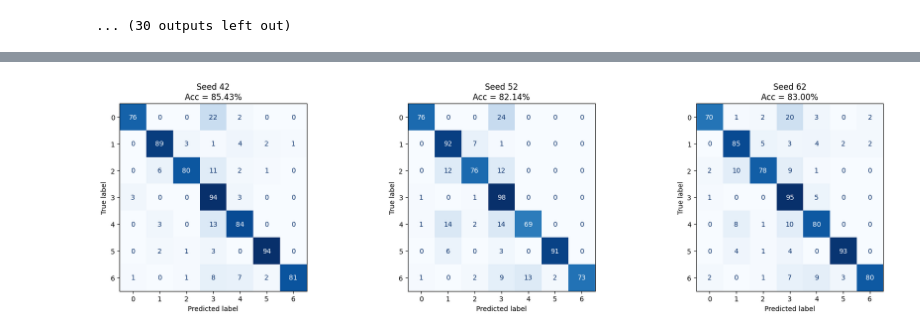
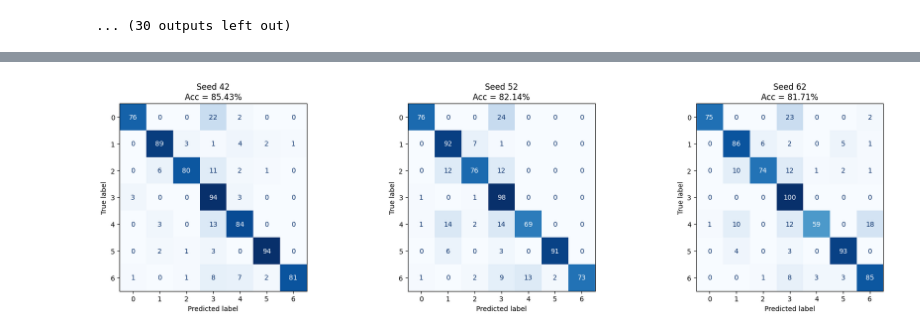
Before and after one commit to HR-Fahim/Research-on-Transfer-Learning-Architectures-of-CNN-Models, a Jupyter notebook: research-on-seti-data-95-accuracy-of-cnn-models.ipynb, the cells around one changed output, grey strips where cells are left out. Drawn from its saved outputs; the diff is of its cells as text; code cells hidden in the pictures.

Commit message:
Kaggle Notebook | Research on SETI Data (95% Accuracy of CNN Model) | Version 20

```diff
--- a/research-on-seti-data-95-accuracy-of-cnn-models.ipynb
+++ b/research-on-seti-data-95-accuracy-of-cnn-models.ipynb
@@ -470,45 +470,48 @@ import matplotlib.pyplot as plt
 import seaborn as sns
 from sklearn.metrics import ConfusionMatrixDisplay
 
-# =============================
-# 1. Enter your test results
-# =============================
 results = {
-    42: {"acc": 85.429, "loss": 1.1179,
-         "cm": np.array([
-             [76,0,0,22,2,0,0],
-             [0,89,3,1,4,2,1],
-             [0,6,80,11,2,1,0],
-             [3,0,0,94,3,0,0],
-             [0,3,0,13,84,0,0],
-             [0,2,1,3,0,94,0],
-             [1,0,1,8,7,2,81]
-         ])},
-    52: {"acc": 82.143, "loss": 1.7631,
-         "cm": np.array([
-             [76,0,0,24,0,0,0],
-             [0,92,7,1,0,0,0],
-             [0,12,76,12,0,0,0],
-             [1,0,1,98,0,0,0],
-             [1,14,2,14,69,0,0],
-             [0,6,0,3,0,91,0],
-             [1,0,2,9,13,2,73]
-         ])},
-    62: {"acc": 83.0, "loss": 1.65,  # placeholder, replace with your test log
-         "cm": np.array([  # placeholder example, update when you have the real one
-             [70,1,2,20,3,0,2],
-             [0,85,5,3,4,2,2],
-             [2,10,78,9,1,0,0],
-             [1,0,0,95,5,0,0],
-             [0,8,1,10,80,0,0],
-             [0,4,1,4,0,93,0],
-             [2,0,1,7,9,3,80]
-         ])}
+    42: {
+        "acc": 85.429,
+        "loss": 1.1179,
+        "cm": np.array([
+            [76, 0, 0, 22, 2, 0, 0],
+            [0, 89, 3, 1, 4, 2, 1],
+            [0, 6, 80, 11, 2, 1, 0],
+            [3, 0, 0, 94, 3, 0, 0],
+            [0, 3, 0, 13, 84, 0, 0],
+            [0, 2, 1, 3, 0, 94, 0],
+            [1, 0, 1, 8, 7, 2, 81]
+        ])
+    },
+    52: {
+        "acc": 82.143,
+        "loss": 1.7631,
+        "cm": np.array([
+            [76, 0, 0, 24, 0, 0, 0],
+            [0, 92, 7, 1, 0, 0, 0],
+            [0, 12, 76, 12, 0, 0, 0],
+            [1, 0, 1, 98, 0, 0, 0],
+            [1, 14, 2, 14, 69, 0, 0],
+            [0, 6, 0, 3, 0, 91, 0],
+            [1, 0, 2, 9, 13, 2, 73]
+        ])
+    },
+    62: {
+        "acc": 81.714,
+        "loss": 1.8163,
+        "cm": np.array([
+            [75, 0, 0, 23, 0, 0, 2],
+            [0, 86, 6, 2, 0, 5, 1],
+            [0, 10, 74, 12, 1, 2, 1],
+            [0, 0, 0, 100, 0, 0, 0],
+            [1, 10, 0, 12, 59, 0, 18],
+            [0, 4, 0, 3, 0, 93, 0],
+            [0, 0, 1, 8, 3, 3, 85]
+        ])
+    }
 }
 
-# =============================
-# 2. Summary statistics
-# =============================
 accs = [r["acc"] for r in results.values()]
 losses = [r["loss"] for r in results.values()]
 
@@ -518,13 +521,12 @@ mean_loss, std_loss = np.mean(losses), np.std(losses)
 print("=== Final Results Across Seeds ===")
 for seed, r in results.items():
     print(f"Seed {seed} -> Test Acc: {r['acc']:.2f}%, Test Loss: {r['loss']:.4f}")
+
 print(f"\nMean Test Accuracy = {mean_acc:.2f}% ± {std_acc:.2f}")
 print(f"Mean Test Loss = {mean_loss:.4f} ± {std_loss:.4f}")
 
-# =============================
-# 3. Accuracy bar plot
-# =============================
-plt.figure(figsize=(6,4))
+# Accuracy bar plot
+plt.figure(figsize=(6, 4))
 plt.bar(results.keys(), accs, color="skyblue")
 plt.axhline(mean_acc, color="red", linestyle="--", label=f"Mean = {mean_acc:.2f}%")
 plt.title("Test Accuracy per Seed")
@@ -534,11 +536,8 @@ plt.legend()
 plt.tight_layout()
 plt.show()
 
-# =============================
-# 4. Confusion Matrices
-# =============================
+# Confusion matrices
 fig, axes = plt.subplots(1, 3, figsize=(18, 5))
-
 for ax, (seed, r) in zip(axes, results.items()):
     disp = ConfusionMatrixDisplay(confusion_matrix=r["cm"])
     disp.plot(ax=ax, cmap="Blues", colorbar=False)
@@ -558 +557 @@ Mean Test Loss = 1.5103 ± 0.2813
-[figure, old version]
+[figure, new version]
```
Also changed, not shown: parts of 2 cells of this notebook.
